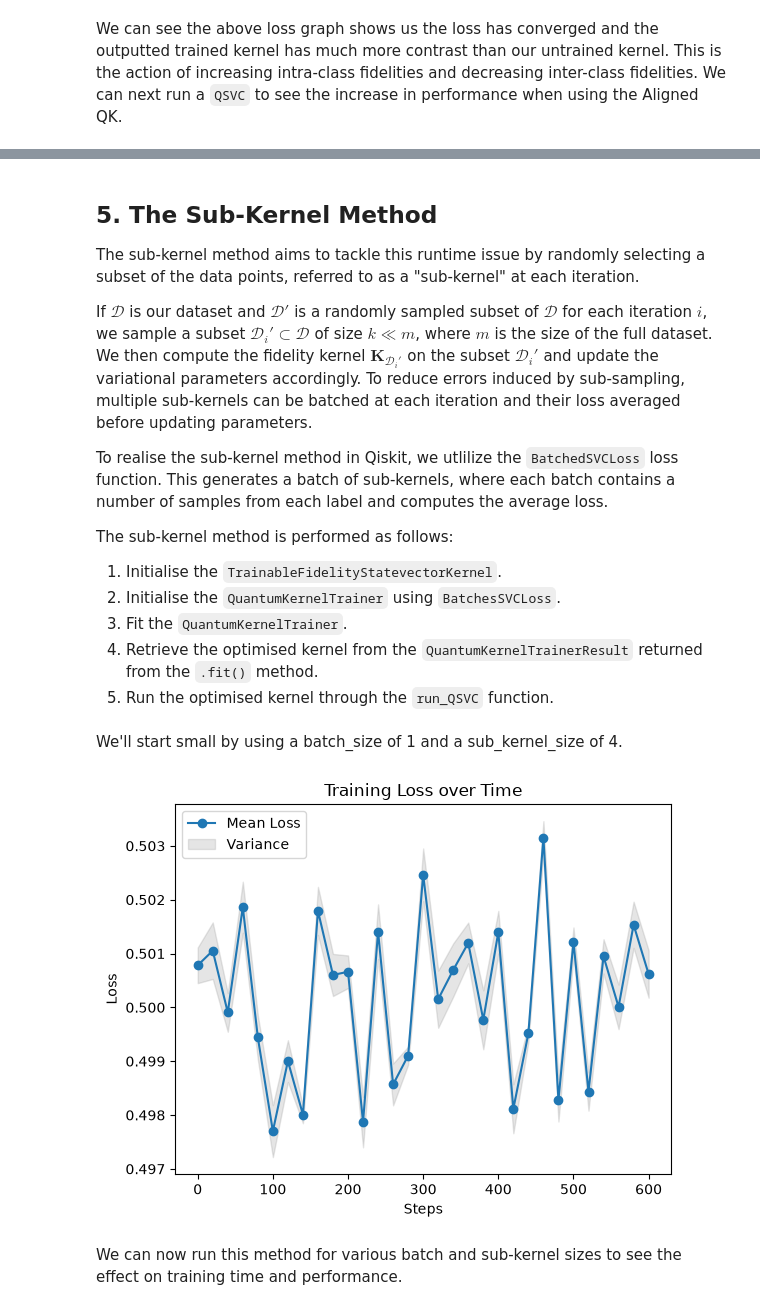
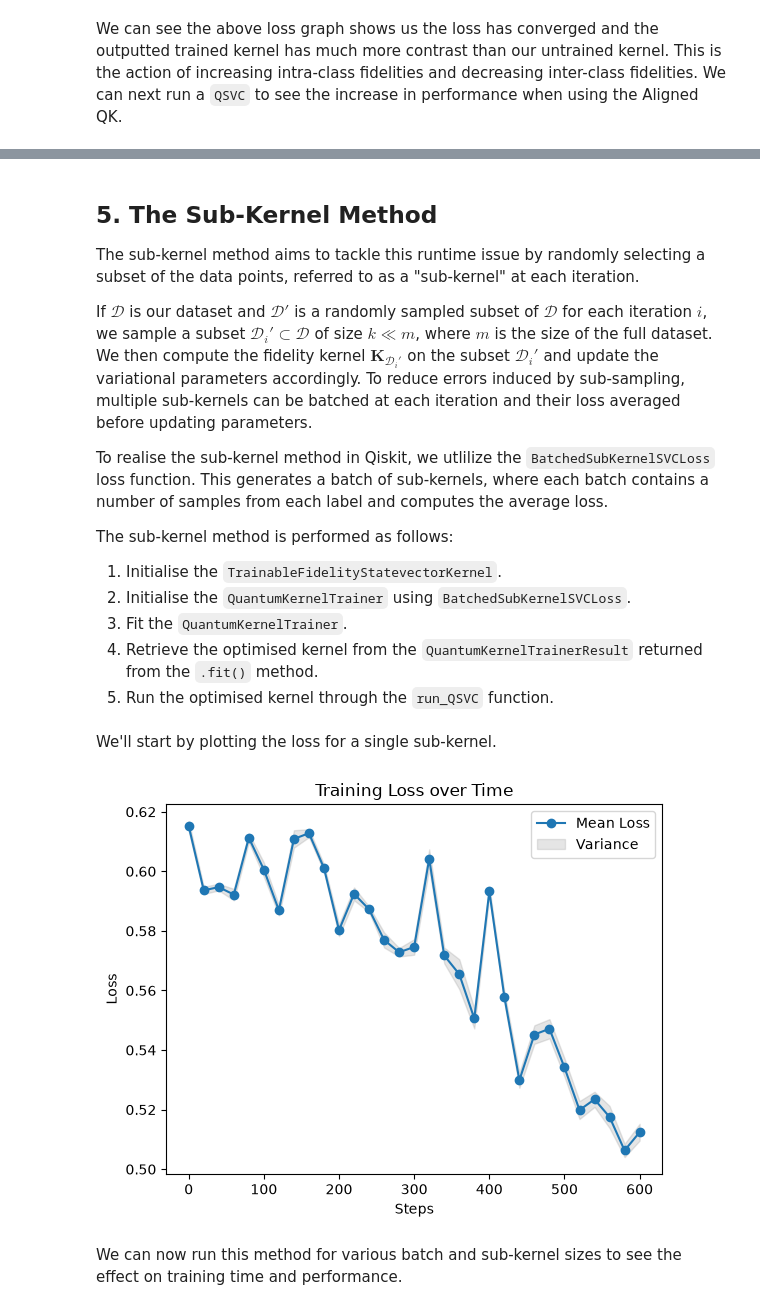
Before and after one commit to stfc/qiskit-machine-learning, a Jupyter notebook: docs/tutorials/14_subsampling_quantum_kernel.ipynb, the cells around one changed output, grey strips where cells are left out. Saved outputs shown, nothing was run; the diff lists cells and outputs as text; code cells hidden in the pictures.

Commit message:
Fix batching/sampling logic to correctly align with paper logic

```diff
--- a/docs/tutorials/14_subsampling_quantum_kernel.ipynb
+++ b/docs/tutorials/14_subsampling_quantum_kernel.ipynb
@@ -158,23 +158,20 @@ def run_QSVC(training_input, train_labels, test_input, test_labels, quantum_kern
         f1 (float): the f1 score.
     """
     # Create the QSVC
-    qsvc = QSVC(quantum_kernel=quantum_kernel, probability=True)
+    qsvc = QSVC(quantum_kernel=quantum_kernel)
 
     # Evaluate the kernel and fit the SVC
     qsvc.fit(training_input, train_labels)
 
     # predict probabilities
     predicted = qsvc.predict(test_input)
-    predicted_proba = qsvc.predict_proba(test_input)
-    # Calculate F1-Score and write
+
+    # calculate scores
+    scores = qsvc.decision_function(test_input)
+    auc = roc_auc_score(test_labels, scores)
     f1 = f1_score(test_labels, predicted, average="weighted")
-    # calculate scores
-    try:
-        auc = roc_auc_score(test_labels, predicted_proba, multi_class="ovo", average="weighted")
-    except:
-        auc = roc_auc_score(test_labels, predicted_proba[:, 1])
+    acc_score = accuracy_score(test_labels, predicted)
 
-    acc_score = accuracy_score(test_labels, predicted)
     # summarize scores
     return qsvc, auc, f1, acc_score
 # %% [markdown]
@@ -312,27 +309,25 @@ The sub-kernel method aims to tackle this runtime issue by randomly selecting a
 
 If $\mathcal{D}$ is our dataset and $\mathcal{D'}$ is a randomly sampled subset of $\mathcal{D}$ for each iteration $i$, we sample a subset $\mathcal{D}_i' \subset \mathcal{D}$ of size $k \ll m$, where $m$ is the size of the full dataset. We then compute the fidelity kernel $\mathbf{K}_{\mathcal{D}_i'}$ on the subset $\mathcal{D}_i'$ and update the variational parameters accordingly. To reduce errors induced by sub-sampling, multiple sub-kernels can be batched at each iteration and their loss averaged before updating parameters.
 
-To realise the sub-kernel method in Qiskit, we utlilize the `BatchedSVCLoss` loss function. This generates a batch of sub-kernels, where each batch contains a number of samples from each label and computes the average loss.
+To realise the sub-kernel method in Qiskit, we utlilize the `BatchedSubKernelSVCLoss` loss function. This generates a batch of sub-kernels, where each batch contains a number of samples from each label and computes the average loss.
 
 The sub-kernel method is performed as follows:
 1. Initialise the `TrainableFidelityStatevectorKernel`.
-2. Initialise the `QuantumKernelTrainer` using `BatchesSVCLoss`.
+2. Initialise the `QuantumKernelTrainer` using `BatchedSubKernelSVCLoss`.
 3. Fit the `QuantumKernelTrainer`.
 4. Retrieve the optimised kernel from the `QuantumKernelTrainerResult` returned from the `.fit()` method.
 5. Run the optimised kernel through the `run_QSVC` function.
 # %%
-from qiskit_machine_learning.utils.loss_functions import BatchedSVCLoss
+from qiskit_machine_learning.utils.loss_functions import BatchedSubKernelSVCLoss
 
 def run_subsampling_kernel(optimizer, quantum_kernel, batch_size, sub_kernel_size, initial_point):
 
     # Instantiate Sub-kernel loss
-    loss = BatchedSVCLoss(
+    loss = BatchedSubKernelSVCLoss(
         train_features,
         train_labels,
-        minibatch_size=batch_size,
+        batch_size=batch_size,
         sub_kernel_size=sub_kernel_size,
-        balanced_batch=False,
-        shuffle=True,
         encoder=None,
     )
 
@@ -430,22 +425,22 @@ def plot_average_loss_with_variance(losses, N=10):
     # Display the plot
     plt.show()
 # %% [markdown]
-We'll start small by using a batch_size of 1 and a sub_kernel_size of 4.
+We'll start by plotting the loss for a single sub-kernel.
 # %%
 quantum_kernel = TrainableFidelityStatevectorKernel(
                 feature_map=feature_map, training_parameters=feature_map.training_parameters
             )
 
 optimizer = SPSA(maxiter=300, learning_rate=0.002, perturbation=0.05)
 batch_size = 1
-sub_kernel_size = 4
+sub_kernel_size = 16
 
 initial_point = 0.25 * np.random.uniform(-np.pi, np.pi, len(feature_map.training_parameters))
 run_data = run_subsampling_kernel(optimizer, quantum_kernel, batch_size, sub_kernel_size, initial_point)
 plot_data = run_data["plot_data"]
 plot_average_loss_with_variance(plot_data, N=20)
 # %% [output]
-[figure, old version]
+[figure, new version]
 # %% [markdown]
 We can now run this method for various batch and sub-kernel sizes to see the effect on training time and performance.
 # %%
```
Also changed, not shown: parts of 9 cells of this notebook, 4 other files.
